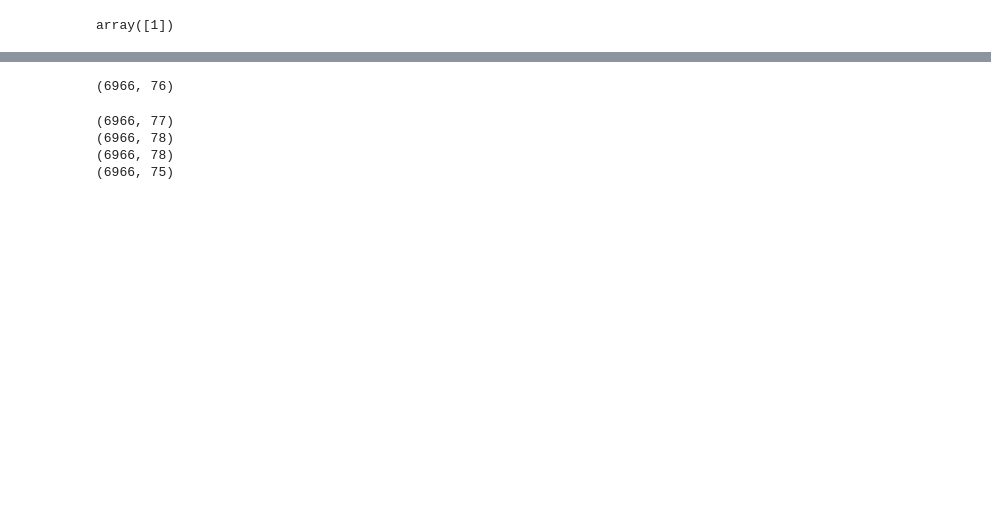
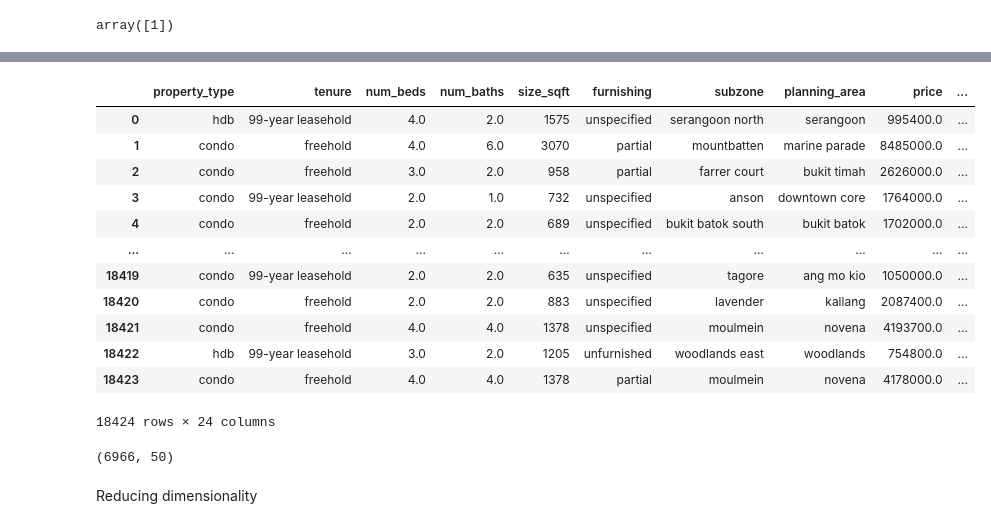
Before and after one commit to nish-d/ParanormalDistribution, a Jupyter notebook: notebooks/encoding2.ipynb, the cells around one changed output, grey strips where cells are left out. Cells and saved outputs as stored; diff of their text form; code cells hidden in the pictures; blank space fills up the shorter version.

Commit message:
Added encoding and autogluon models with new encoding

```diff
--- a/notebooks/encoding2.ipynb
+++ b/notebooks/encoding2.ipynb
@@ -23,8 +55,3 @@ array([1])
 # %%
 df_train = df_train.drop([ 'lat', 'lng'], axis=1)
 df_test = df_test.drop([  'lat', 'lng'], axis=1)
-
-df_train["price_per_sqft"] = df_train["price"]/df_train["size_sqft"]
-
-price_avg = df_train.groupby(['subzone']).price_per_sqft.mean().reset_index(name = 'price_avg_subzone')
-df_train = df_train.merge(price_avg, on=['subzone'])
@@ -31,21 +131,51 @@ df_train = df_train.merge(price_avg, on=['subzone'])
+# %%
+
+# from sklearn.preprocessing import StandardScaler
+# scale_cols  = ['population_density', 'closest_dist_to_mrt', 'closest_dist_to_pri', 'closest_dist_to_sec', 'closest_dist_to_shop', 'closest_dist_to_com']
+
+# st = StandardScaler()
+# st.fit(df_train[scale_cols])
+# df_train[scale_cols] = st.transform(df_train[scale_cols])
+# df_test[scale_cols] = st.transform(df_test[scale_cols])
+
+#Scaling makes things worse
+
+df_train
+# %% [output]
+|  | property_type | tenure | num_beds | num_baths | size_sqft | furnishing | subzone | planning_area | price | ... |
+| 0 | hdb | 99-year leasehold | 4.0 | 2.0 | 1575 | unspecified | serangoon north | serangoon | 995400.0 | ... |
+| 1 | condo | freehold | 4.0 | 6.0 | 3070 | partial | mountbatten | marine parade | 8485000.0 | ... |
+| 2 | condo | freehold | 3.0 | 2.0 | 958 | partial | farrer court | bukit timah | 2626000.0 | ... |
+| 3 | condo | 99-year leasehold | 2.0 | 1.0 | 732 | unspecified | anson | downtown core | 1764000.0 | ... |
+| 4 | condo | freehold | 2.0 | 2.0 | 689 | unspecified | bukit batok south | bukit batok | 1702000.0 | ... |
+| ... | ... | ... | ... | ... | ... | ... | ... | ... | ... | ... |
+| 18419 | condo | 99-year leasehold | 2.0 | 2.0 | 635 | unspecified | tagore | ang mo kio | 1050000.0 | ... |
+| 18420 | condo | freehold | 2.0 | 2.0 | 883 | unspecified | lavender | kallang | 2087400.0 | ... |
+| 18421 | condo | freehold | 4.0 | 4.0 | 1378 | unspecified | moulmein | novena | 4193700.0 | ... |
+| 18422 | hdb | 99-year leasehold | 3.0 | 2.0 | 1205 | unfurnished | woodlands east | woodlands | 754800.0 | ... |
+| 18423 | condo | freehold | 4.0 | 4.0 | 1378 | partial | moulmein | novena | 4178000.0 | ... |
+18424 rows × 24 columns
 # %%
 from sklearn.preprocessing import OneHotEncoder
 #One hot encoding ['property_type', 'furnishing','planning_area', 'tenure']
-encoder = OneHotEncoder(handle_unknown = 'ignore')
-cols = ['property_type', 'furnishing','planning_area', 'tenure']
+encoder = OneHotEncoder(handle_unknown = 'ignore', drop='first', max_categories = 20 , min_frequency = 50)
+#encoder = OneHotEncoder(handle_unknown = 'ignore')
+#cols = ['property_type', 'furnishing','planning_area', 'tenure']
+cols = ['property_type', 'furnishing','tenure', 'planning_area']
 encoder.fit(df_train[cols])
-
 X = encoder.transform(df_train[cols]).toarray()
 colnames = []
-for col, arr in zip(cols, encoder.categories_):
+for col, arr in zip(cols, encoder.get_feature_names_out()):
+    #Because we dropped the first category, uncomment line below if we want to dropFirst.
+    arr = arr[1:]
     colnames += [col + '_' + x for x in arr]
-X = pd.DataFrame(X, columns=colnames, index=df_train.index).astype(int)
-df_train = pd.concat([df_train, X], axis=1).drop(cols, axis = 1)
+X = pd.DataFrame(X, columns=encoder.get_feature_names_out(), index=df_train.index).astype(int)
+df_train = pd.concat([df_train, X], axis=1).drop(cat_cols, axis = 1)
 
 #test data
 X = encoder.transform(df_test[cols]).toarray()
-X = pd.DataFrame(X, columns=colnames, index=df_test.index).astype(int)
-df_test = pd.concat([df_test, X], axis=1).drop(cols, axis = 1)
+X = pd.DataFrame(X, columns=encoder.get_feature_names_out(), index=df_test.index).astype(int)
+df_test = pd.concat([df_test, X], axis=1).drop(cat_cols, axis = 1)
 df_test.shape
 # %% [output]
-(6966, 76)
+(6966, 50)
@@ -56,22 +181,0 @@ df_test['age'] =2022 - df_test['built_year']
-# %%
-#replace 1s of planning_area one hot encoding with the average price/sqft of the subzone it belongs to.
-cols = df_train.columns
-cols = cols[cols.str.startswith('planning_area')]
-df_train[cols] = df_train[cols].apply(lambda x: x.mul(df_train['price_avg_subzone']), axis=0)
-df_train = df_train.drop(['subzone', 'price_avg_subzone','size_sqft', 'built_year'], axis = 1)
-df_train.head()
-
-print(df_test.shape)
-df_test = df_test.merge(price_avg, on='subzone', how='left')
-print(df_test.shape)
-
-df_test[cols] = df_test[cols].apply(lambda x: x.mul(df_test['price_avg_subzone']), axis=0)
-print(df_test.shape)
-
-df_test = df_test.drop(['subzone', 'price_avg_subzone', 'built_year'], axis = 1)
-print(df_test.shape)
-# %% [output]
-(6966, 77)
-(6966, 78)
-(6966, 78)
-(6966, 75)
@@ -80,0 +182,2 @@ df_test.to_csv('../data/test_encoded_1.csv')
+# %% [markdown]
+Reducing dimensionality
```
Also changed, not shown: parts of 19 cells of this notebook, 9 other files.
